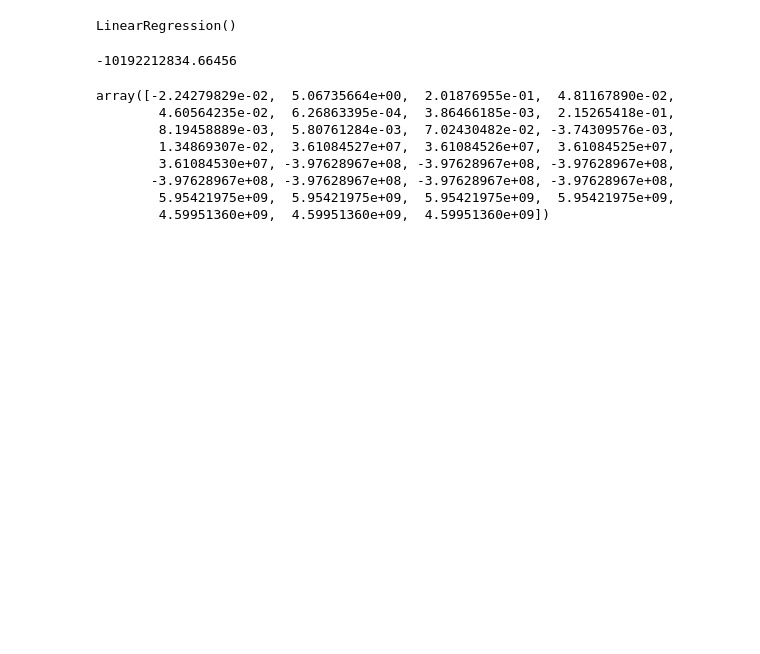
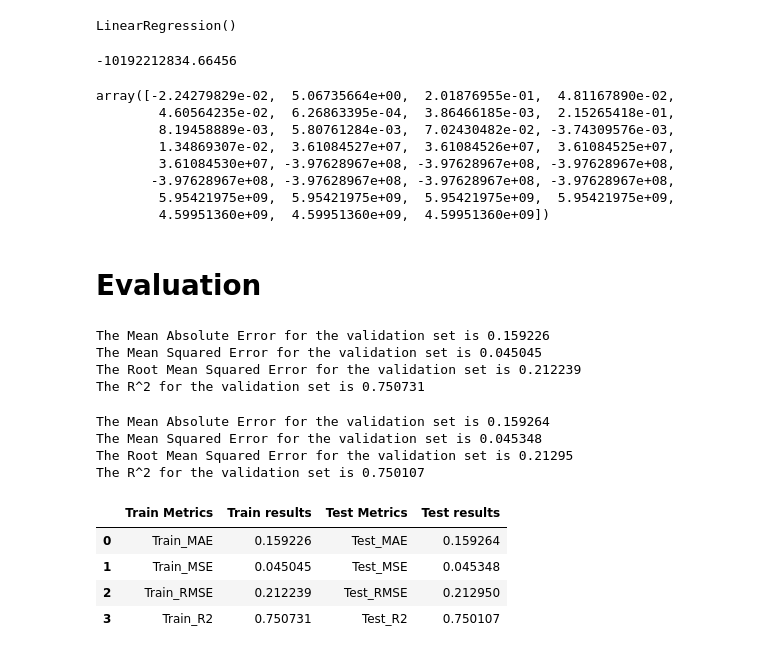
Before and after one commit to mukteshsingh95/Rossmann-Sales-Prediction, a Jupyter notebook: Rossmann_Sales_Prediction.ipynb, the cells around one changed output. Saved outputs shown, nothing was run; the diff lists cells and outputs as text; code cells hidden in the pictures; blank space fills up the shorter version.

```diff
--- a/Rossmann_Sales_Prediction.ipynb
+++ b/Rossmann_Sales_Prediction.ipynb
@@ -1056,3 +1056,52 @@ array([-2.24279829e-02,  5.06735664e+00,  2.01876955e-01,  4.81167890e-02,
 y_pred_train = regressor.predict(X_train_input)
 # %%
 y_pred = regressor.predict(X_test_input)
+# %% [markdown]
+# **Evaluation**
+# %%
+#Finding train results
+MAE_train_lr = round(mean_absolute_error(y_train_input,y_pred_train),6)
+MSE_train_lr = round(mean_squared_error(y_train_input,y_pred_train),6)
+RMSE_train_lr = round(mean_squared_error(y_train_input,y_pred_train,squared=False),6)
+R2_train_lr = round(r2_score(y_train_input, y_pred_train),6)
+# %%
+#printing train results
+print(f'The Mean Absolute Error for the validation set is {MAE_train_lr}')
+print(f'The Mean Squared Error for the validation set is {MSE_train_lr}')
+print(f'The Root Mean Squared Error for the validation set is {RMSE_train_lr}')
+print(f'The R^2 for the validation set is {R2_train_lr}')
+# %% [output]
+The Mean Absolute Error for the validation set is 0.159226
+The Mean Squared Error for the validation set is 0.045045
+The Root Mean Squared Error for the validation set is 0.212239
+The R^2 for the validation set is 0.750731
+# %%
+#Finding test results
+MAE_test_lr= round(mean_absolute_error(y_test_input,y_pred),6)
+MSE_test_lr = round(mean_squared_error(y_test_input,y_pred),6)
+RMSE_test_lr = round(mean_squared_error(y_test_input,y_pred,squared=False),6)
+R2_test_lr = round(r2_score(y_test_input, y_pred),6)
+# %%
+#printing test results
+print(f'The Mean Absolute Error for the validation set is {MAE_test_lr}')
+print(f'The Mean Squared Error for the validation set is {MSE_test_lr}')
+print(f'The Root Mean Squared Error for the validation set is {RMSE_test_lr}')
+print(f'The R^2 for the validation set is {R2_test_lr}')
+# %% [output]
+The Mean Absolute Error for the validation set is 0.159264
+The Mean Squared Error for the validation set is 0.045348
+The Root Mean Squared Error for the validation set is 0.21295
+The R^2 for the validation set is 0.750107
+# %%
+# Creating dataframe that contains train and test results
+Train = ['Train_MAE','Train_MSE','Train_RMSE','Train_R2']
+Train_results = [MAE_train_lr,MSE_train_lr,RMSE_train_lr,R2_train_lr]
+Test = ['Test_MAE','Test_MSE','Test_RMSE','Test_R2']
+Test_results = [MAE_test_lr,MSE_test_lr,RMSE_test_lr,R2_test_lr]
+pd.DataFrame({'Train Metrics':Train,'Train results':Train_results,'Test Metrics':Test,'Test results':Test_results})
+# %% [output]
+|  | Train Metrics | Train results | Test Metrics | Test results |
+| 0 | Train_MAE | 0.159226 | Test_MAE | 0.159264 |
+| 1 | Train_MSE | 0.045045 | Test_MSE | 0.045348 |
+| 2 | Train_RMSE | 0.212239 | Test_RMSE | 0.212950 |
+| 3 | Train_R2 | 0.750731 | Test_R2 | 0.750107 |
```
Also changed, not shown: parts of 19 cells of this notebook.
